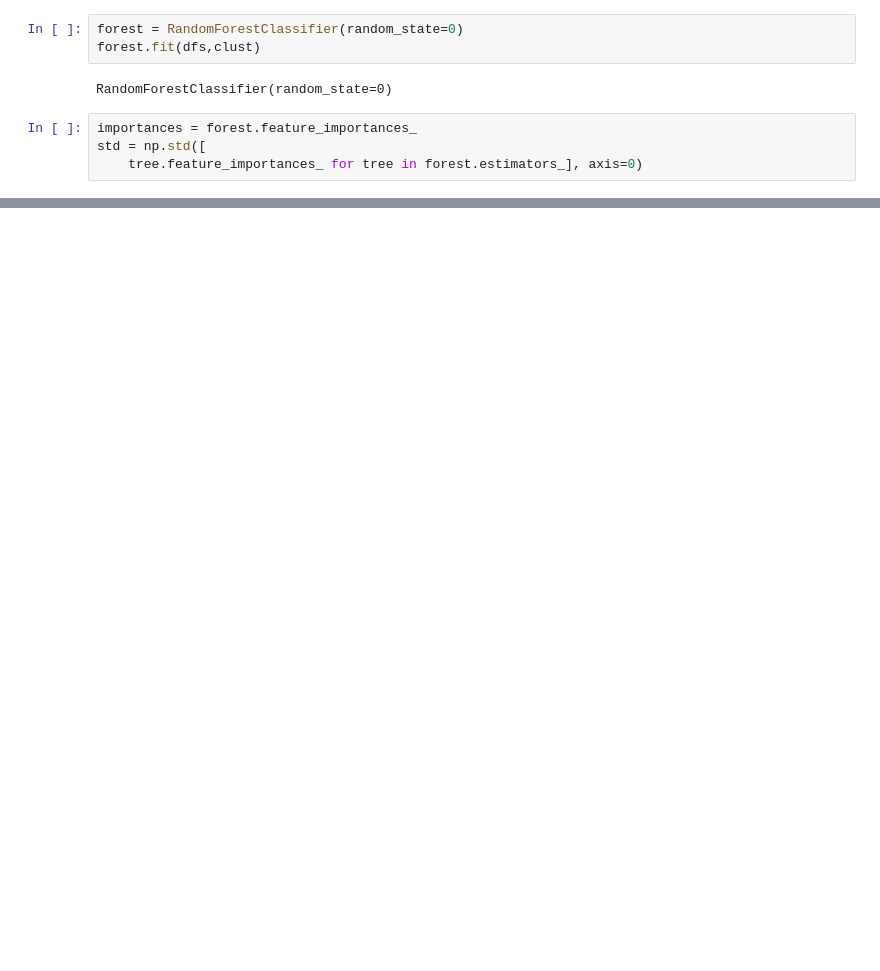
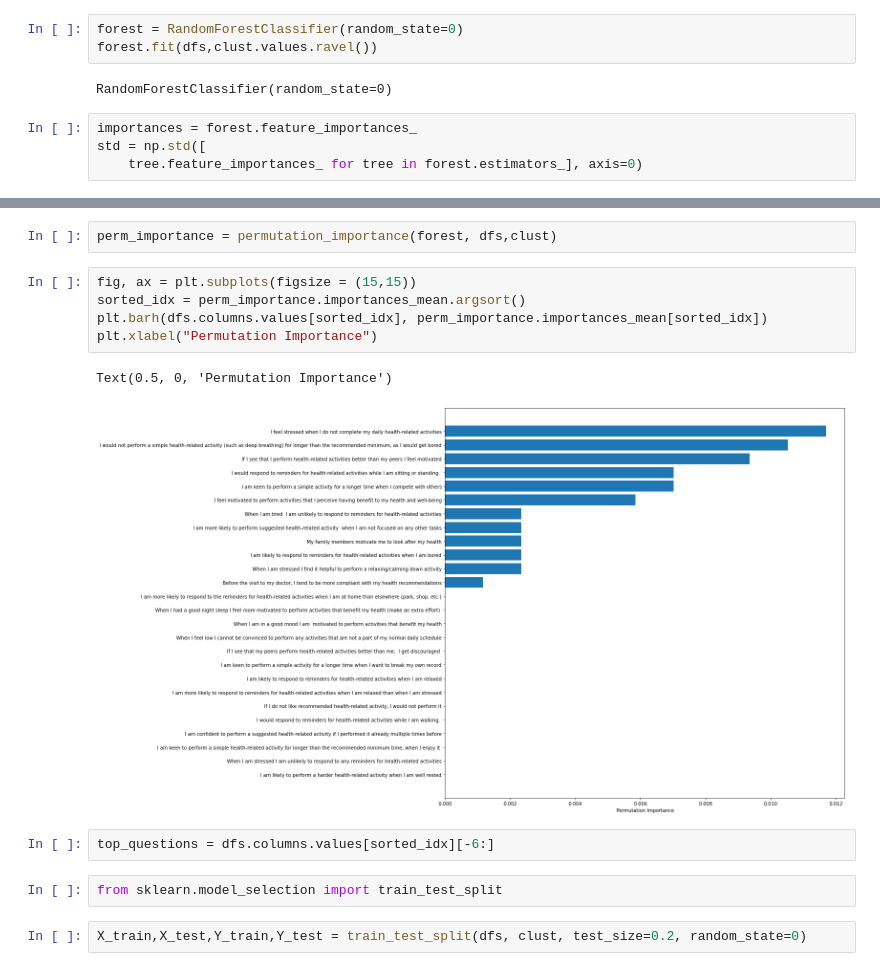
Before and after one commit to mikolaj-sienkiewicz/capable-rl4vc, a Jupyter notebook: survey/responcse_clustering.ipynb, the cells around one changed output, grey strips where cells are left out. Drawn from its saved outputs; the diff is of its cells as text; blank space fills up the shorter version.

```diff
--- a/survey/responcse_clustering.ipynb
+++ b/survey/responcse_clustering.ipynb
@@ -216,6 +233,6 @@ mCluster
 # %%
 forest = RandomForestClassifier(random_state=0)
-forest.fit(dfs,clust)
+forest.fit(dfs,clust.values.ravel())
 # %% [output]
 RandomForestClassifier(random_state=0)
 # %%
@@ -234,0 +252,16 @@ fig.tight_layout()
+# %%
+perm_importance = permutation_importance(forest, dfs,clust)
+# %%
+fig, ax = plt.subplots(figsize = (15,15))
+sorted_idx = perm_importance.importances_mean.argsort()
+plt.barh(dfs.columns.values[sorted_idx], perm_importance.importances_mean[sorted_idx])
+plt.xlabel("Permutation Importance")
+# %% [output]
+Text(0.5, 0, 'Permutation Importance')
+[figure, added]
+# %%
+top_questions = dfs.columns.values[sorted_idx][-6:]
+# %%
+from sklearn.model_selection import train_test_split
+# %%
+X_train,X_test,Y_train,Y_test = train_test_split(dfs, clust, test_size=0.2, random_state=0)
```
Also changed, not shown: parts of 53 cells of this notebook.
